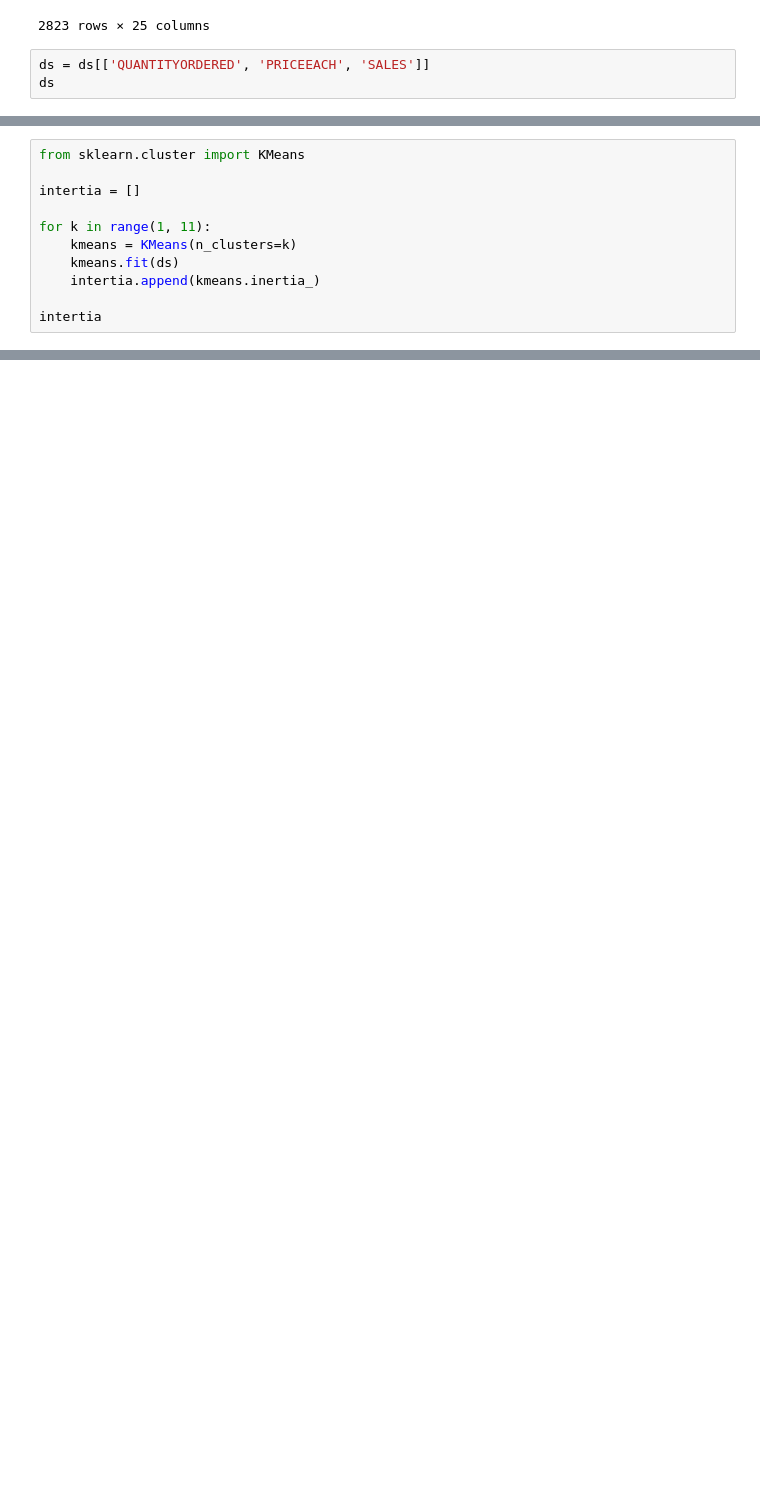
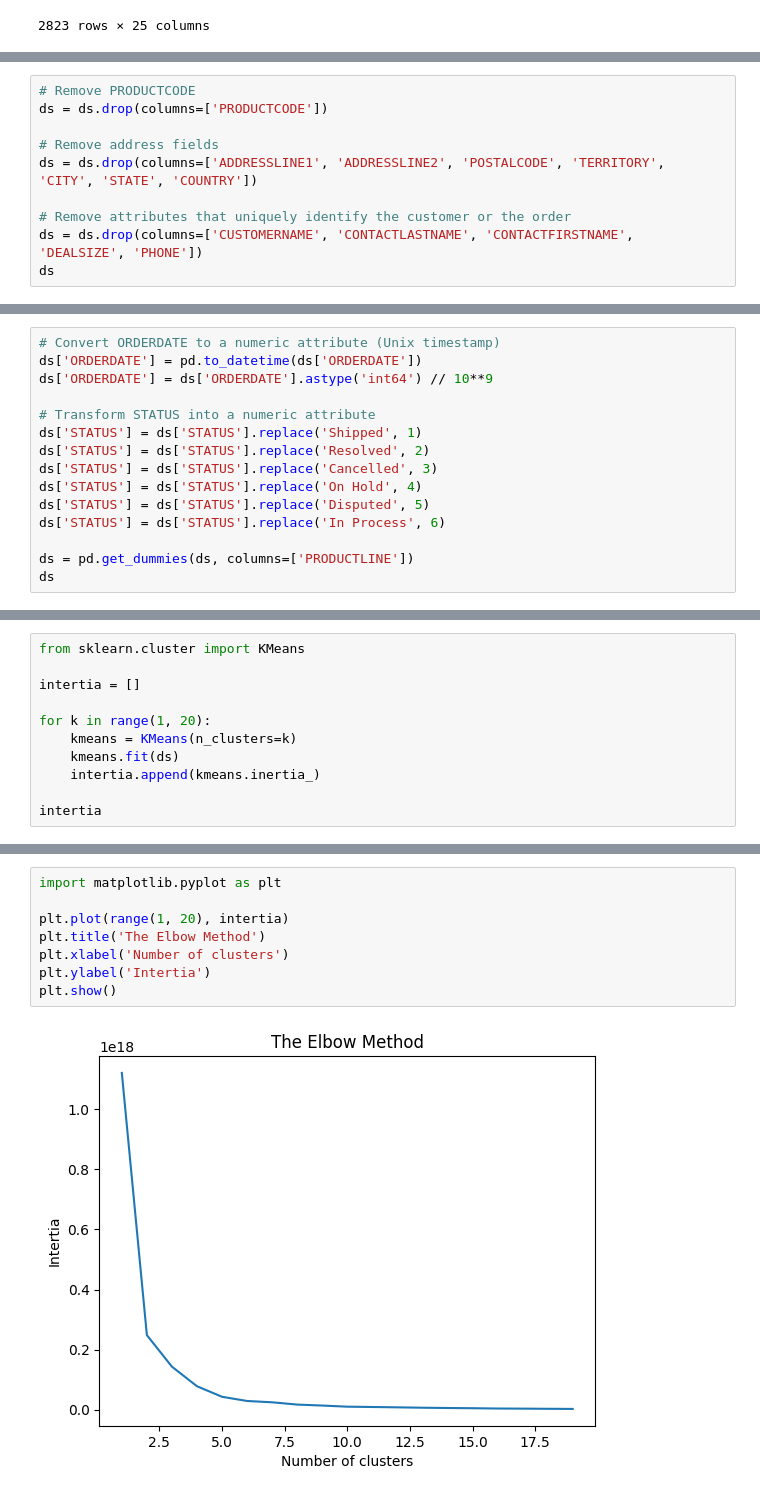
Before and after one commit to Advait0801/SPPU-COMP-2019-Assignments, a Jupyter notebook: K-Means Clustering/K_Means_Clustering.ipynb, the cells around one changed output, grey strips where cells are left out. Cells and saved outputs as stored; diff of their text form; blank space fills up the shorter version.

Commit message:
K Means Clustering updated

```diff
--- a/K-Means Clustering/K_Means_Clustering.ipynb
+++ b/K-Means Clustering/K_Means_Clustering.ipynb
@@ -19,6 +19,3 @@ ds
 | 2821 | 10397 | 34 | 62.24 | 1 | 2116.16 | 3/28/2005 0:00 | Shipped | 1 | ... |
 | 2822 | 10414 | 47 | 65.52 | 9 | 3079.44 | 5/6/2005 0:00 | On Hold | 2 | ... |
 2823 rows × 25 columns
-# %%
-ds = ds[['QUANTITYORDERED', 'PRICEEACH', 'SALES']]
-ds
@@ -38,0 +22,10 @@ ds
+# %%
+# Remove PRODUCTCODE
+ds = ds.drop(columns=['PRODUCTCODE'])
+
+# Remove address fields
+ds = ds.drop(columns=['ADDRESSLINE1', 'ADDRESSLINE2', 'POSTALCODE', 'TERRITORY', 'CITY', 'STATE', 'COUNTRY'])
+
+# Remove attributes that uniquely identify the customer or the order
+ds = ds.drop(columns=['CUSTOMERNAME', 'CONTACTLASTNAME', 'CONTACTFIRSTNAME', 'DEALSIZE', 'PHONE'])
+ds
@@ -38,0 +63,15 @@ ds
+# %%
+# Convert ORDERDATE to a numeric attribute (Unix timestamp)
+ds['ORDERDATE'] = pd.to_datetime(ds['ORDERDATE'])
+ds['ORDERDATE'] = ds['ORDERDATE'].astype('int64') // 10**9
+
+# Transform STATUS into a numeric attribute
+ds['STATUS'] = ds['STATUS'].replace('Shipped', 1)
+ds['STATUS'] = ds['STATUS'].replace('Resolved', 2)
+ds['STATUS'] = ds['STATUS'].replace('Cancelled', 3)
+ds['STATUS'] = ds['STATUS'].replace('On Hold', 4)
+ds['STATUS'] = ds['STATUS'].replace('Disputed', 5)
+ds['STATUS'] = ds['STATUS'].replace('In Process', 6)
+
+ds = pd.get_dummies(ds, columns=['PRODUCTLINE'])
+ds
@@ -41,7 +94,7 @@ from sklearn.cluster import KMeans
 
 intertia = []
 
-for k in range(1, 11):
+for k in range(1, 20):
     kmeans = KMeans(n_clusters=k)
     kmeans.fit(ds)
     intertia.append(kmeans.inertia_)
@@ -66,3 +123,13 @@ sns.lineplot(x=range(1, 11), y=intertia, )
+# %%
+import matplotlib.pyplot as plt
+
+plt.plot(range(1, 20), intertia)
+plt.title('The Elbow Method')
+plt.xlabel('Number of clusters')
+plt.ylabel('Intertia')
+plt.show()
+# %% [output]
+[figure, added]
 # %%
 # Optimal K = 4
 kmeans = KMeans(n_clusters=4)
```
Also changed, not shown: parts of 8 cells of this notebook.
